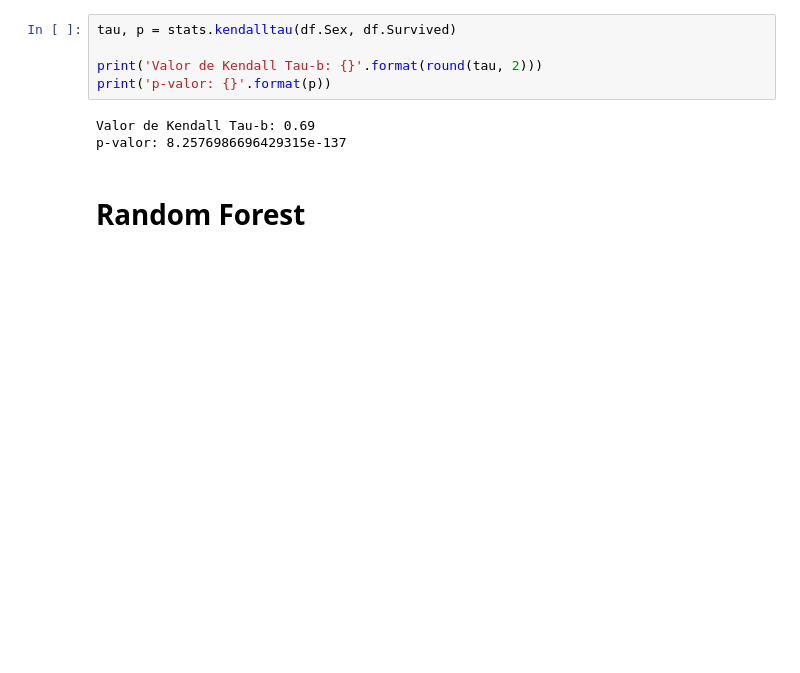
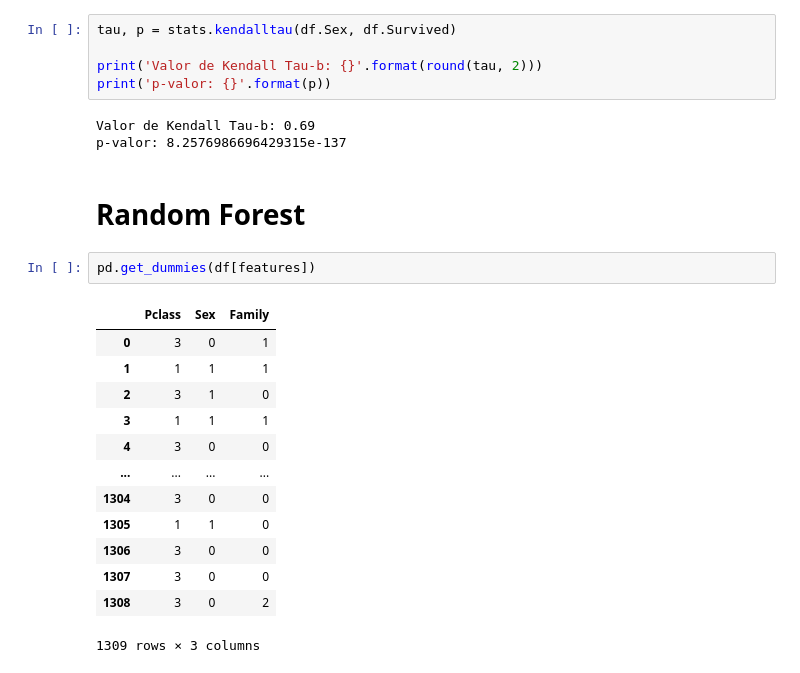
Before and after one commit to juancn95/saturdaysAI_titanic_challenge, a Jupyter notebook: SaturdaysAI_titanic_challenge.ipynb, the cells around one changed output. Drawn from its saved outputs; the diff is of its cells as text; blank space fills up the shorter version.

```diff
--- a/SaturdaysAI_titanic_challenge.ipynb
+++ b/SaturdaysAI_titanic_challenge.ipynb
@@ -766,3 +794,19 @@ Valor de Kendall Tau-b: 0.69
 p-valor: 8.2576986696429315e-137
 # %% [markdown]
 # **Random Forest**
+# %%
+pd.get_dummies(df[features])
+# %% [output]
+|  | Pclass | Sex | Family |
+| 0 | 3 | 0 | 1 |
+| 1 | 1 | 1 | 1 |
+| 2 | 3 | 1 | 0 |
+| 3 | 1 | 1 | 1 |
+| 4 | 3 | 0 | 0 |
+| ... | ... | ... | ... |
+| 1304 | 3 | 0 | 0 |
+| 1305 | 1 | 1 | 0 |
+| 1306 | 3 | 0 | 0 |
+| 1307 | 3 | 0 | 0 |
+| 1308 | 3 | 0 | 2 |
+1309 rows × 3 columns
```
Also changed, not shown: parts of 48 cells of this notebook.
